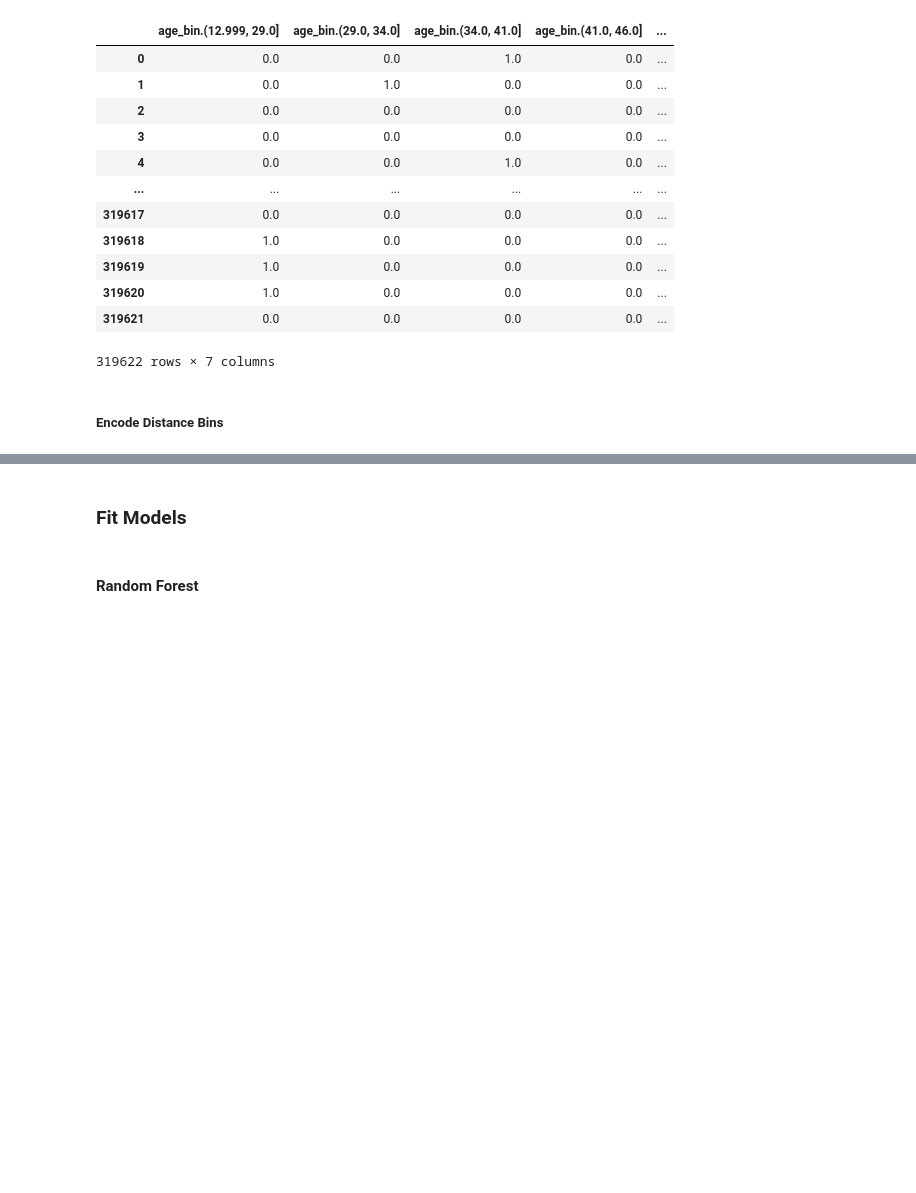
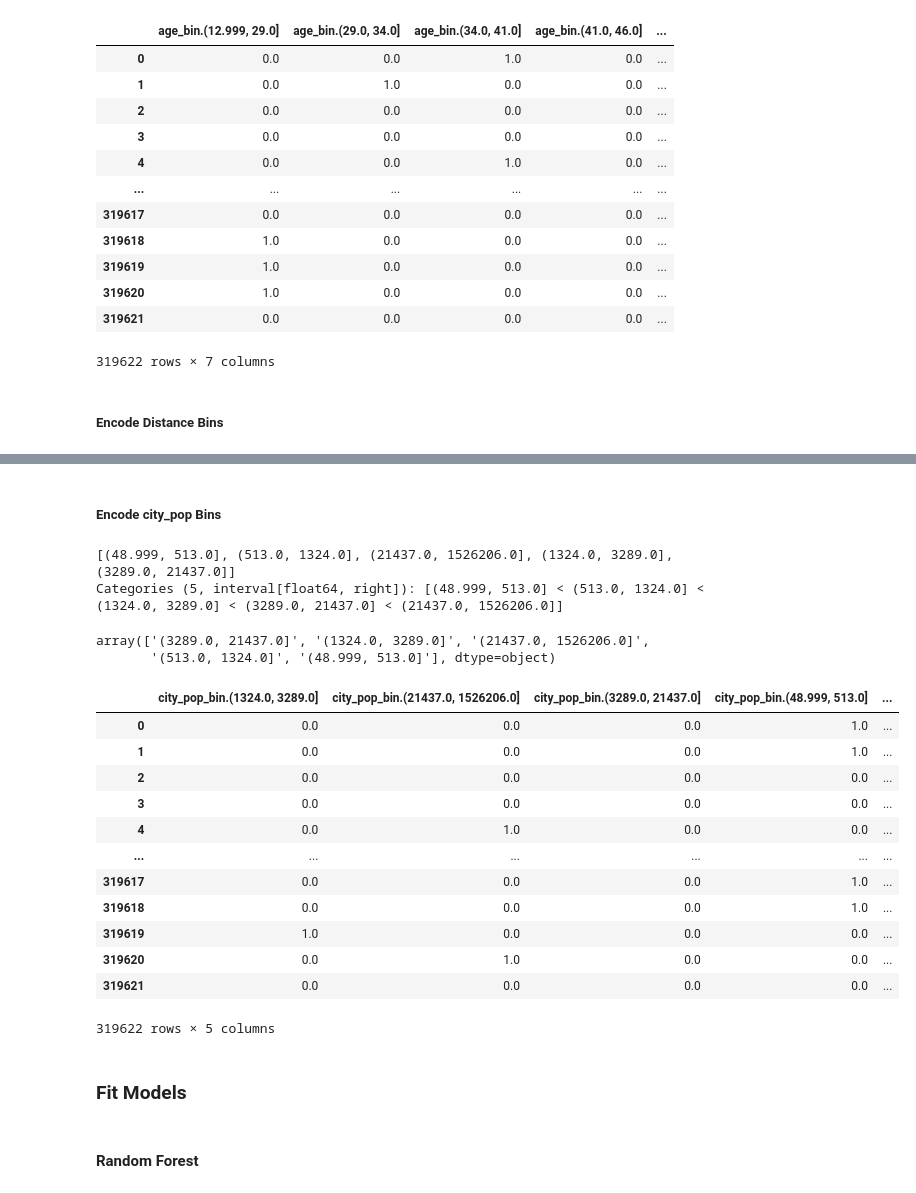
Before and after one commit to anabellafalk/cc_fraud_detection, a Jupyter notebook: model_fitting.ipynb, the cells around one changed output, grey strips where cells are left out. Cells and saved outputs as stored; diff of their text form; code cells hidden in the pictures; blank space fills up the shorter version.

```diff
--- a/model_fitting.ipynb
+++ b/model_fitting.ipynb
@@ -274,3 +285,40 @@ ValueError: Found unknown categories ['nan', '(0.00052, 0.428]'] in column 0 dur
+# %% [markdown]
+##### Encode city_pop Bins
+# %%
+city_pop_bins = dp.fit_city_pop_bins(dat_tr)
+dp.bin_col(dat_val, 'city_pop', city_pop_bins)
+# %%
+dat_tr['city_pop_bin'].unique()
+# %% [output]
+[(48.999, 513.0], (513.0, 1324.0], (21437.0, 1526206.0], (1324.0, 3289.0], (3289.0, 21437.0]]
+Categories (5, interval[float64, right]): [(48.999, 513.0] < (513.0, 1324.0] < (1324.0, 3289.0] < (3289.0, 21437.0] < (21437.0, 1526206.0]]
+# %%
+dat_tr['city_pop_bin'] = dat_tr['city_pop_bin'].astype(str)
+dat_val['city_pop_bin'] = dat_val['city_pop_bin'].astype(str)
+# %%
+dat_val['city_pop_bin'].unique()
+# %% [output]
+array(['(3289.0, 21437.0]', '(1324.0, 3289.0]', '(21437.0, 1526206.0]',
+       '(513.0, 1324.0]', '(48.999, 513.0]'], dtype=object)
+# %%
+city_pop_bin_encoder = dp.fit_col_encoder(dat_tr, 'city_pop_bin')
+city_pop_bin_enc_tr = dp.encode_col(dat_tr, 'city_pop_bin', city_pop_bin_encoder)
+city_pop_bin_enc_val = dp.encode_col(dat_val, 'city_pop_bin', city_pop_bin_encoder)
+city_pop_bin_enc_tr
+# %% [output]
+|  | city_pop_bin.(1324.0, 3289.0] | city_pop_bin.(21437.0, 1526206.0] | city_pop_bin.(3289.0, 21437.0] | city_pop_bin.(48.999, 513.0] | ... |
+| 0 | 0.0 | 0.0 | 0.0 | 1.0 | ... |
+| 1 | 0.0 | 0.0 | 0.0 | 1.0 | ... |
+| 2 | 0.0 | 0.0 | 0.0 | 0.0 | ... |
+| 3 | 0.0 | 0.0 | 0.0 | 0.0 | ... |
+| 4 | 0.0 | 1.0 | 0.0 | 0.0 | ... |
+| ... | ... | ... | ... | ... | ... |
+| 319617 | 0.0 | 0.0 | 0.0 | 1.0 | ... |
+| 319618 | 0.0 | 0.0 | 0.0 | 1.0 | ... |
+| 319619 | 1.0 | 0.0 | 0.0 | 0.0 | ... |
+| 319620 | 0.0 | 1.0 | 0.0 | 0.0 | ... |
+| 319621 | 0.0 | 0.0 | 0.0 | 0.0 | ... |
+319622 rows × 5 columns
 # %% [markdown]
 ### Fit Models
 # %% [markdown]
```
Also changed, not shown: parts of 19 cells of this notebook, 2 other files.
